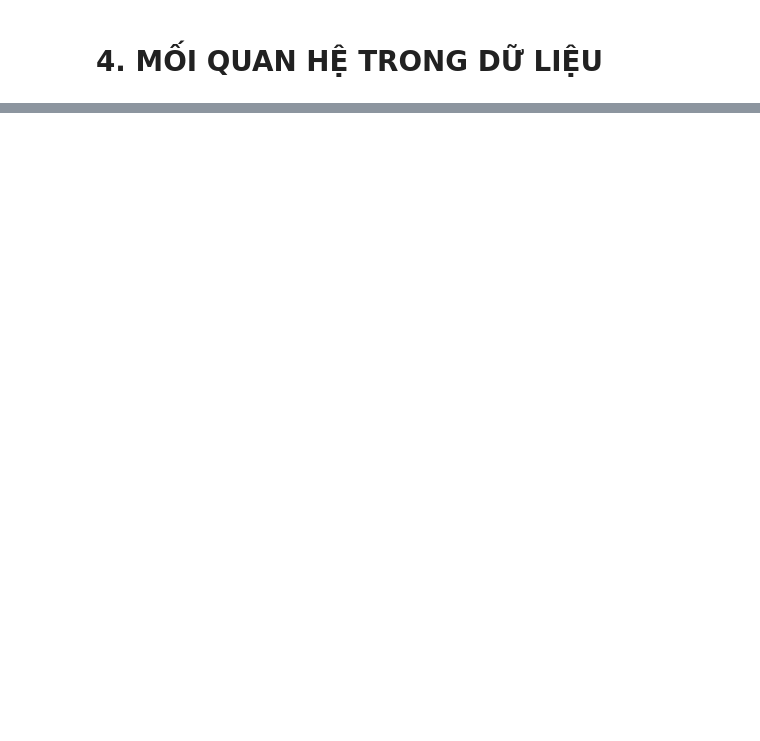
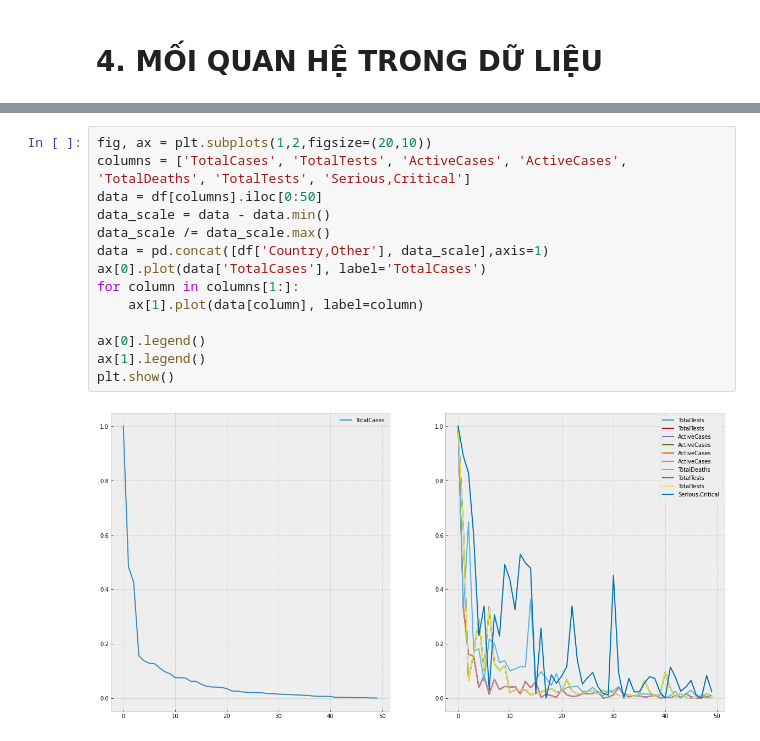
Before and after one commit to Truong1311/Lab01-CoronaVirus, a Jupyter notebook: Summary.ipynb, the cells around one changed output, grey strips where cells are left out. Cells and saved outputs as stored; diff of their text form; blank space fills up the shorter version.

```diff
--- a/Summary.ipynb
+++ b/Summary.ipynb
@@ -222,0 +295,16 @@ for i in range(3):
+# %%
+fig, ax = plt.subplots(1,2,figsize=(20,10))
+columns = ['TotalCases', 'TotalTests', 'ActiveCases', 'ActiveCases', 'TotalDeaths', 'TotalTests', 'Serious,Critical']
+data = df[columns].iloc[0:50]
+data_scale = data - data.min()
+data_scale /= data_scale.max()
+data = pd.concat([df['Country,Other'], data_scale],axis=1)
+ax[0].plot(data['TotalCases'], label='TotalCases')
+for column in columns[1:]:
+    ax[1].plot(data[column], label=column)
+
+ax[0].legend()
+ax[1].legend()
+plt.show()
+# %% [output]
+[figure, added]
```
Also changed, not shown: parts of 23 cells of this notebook.
